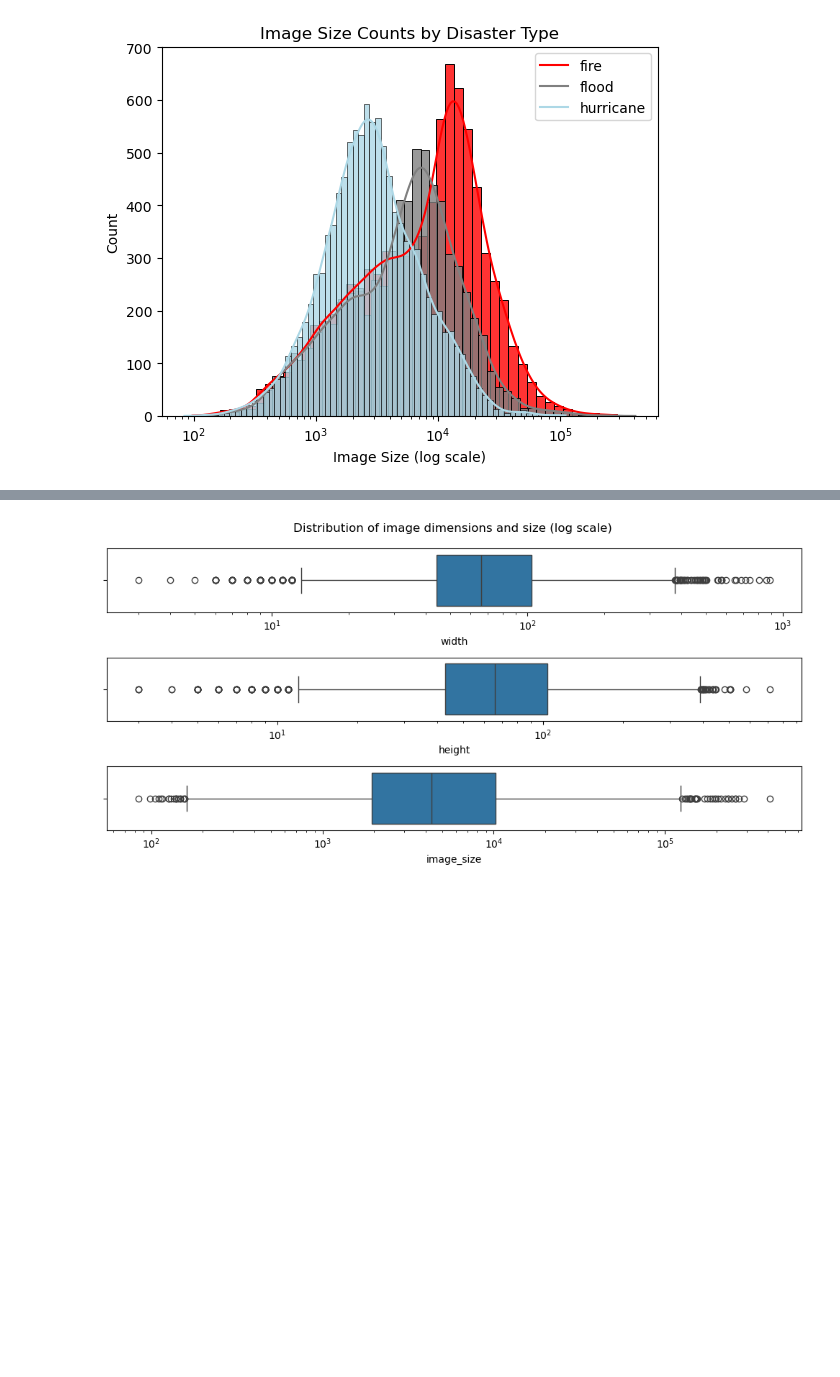
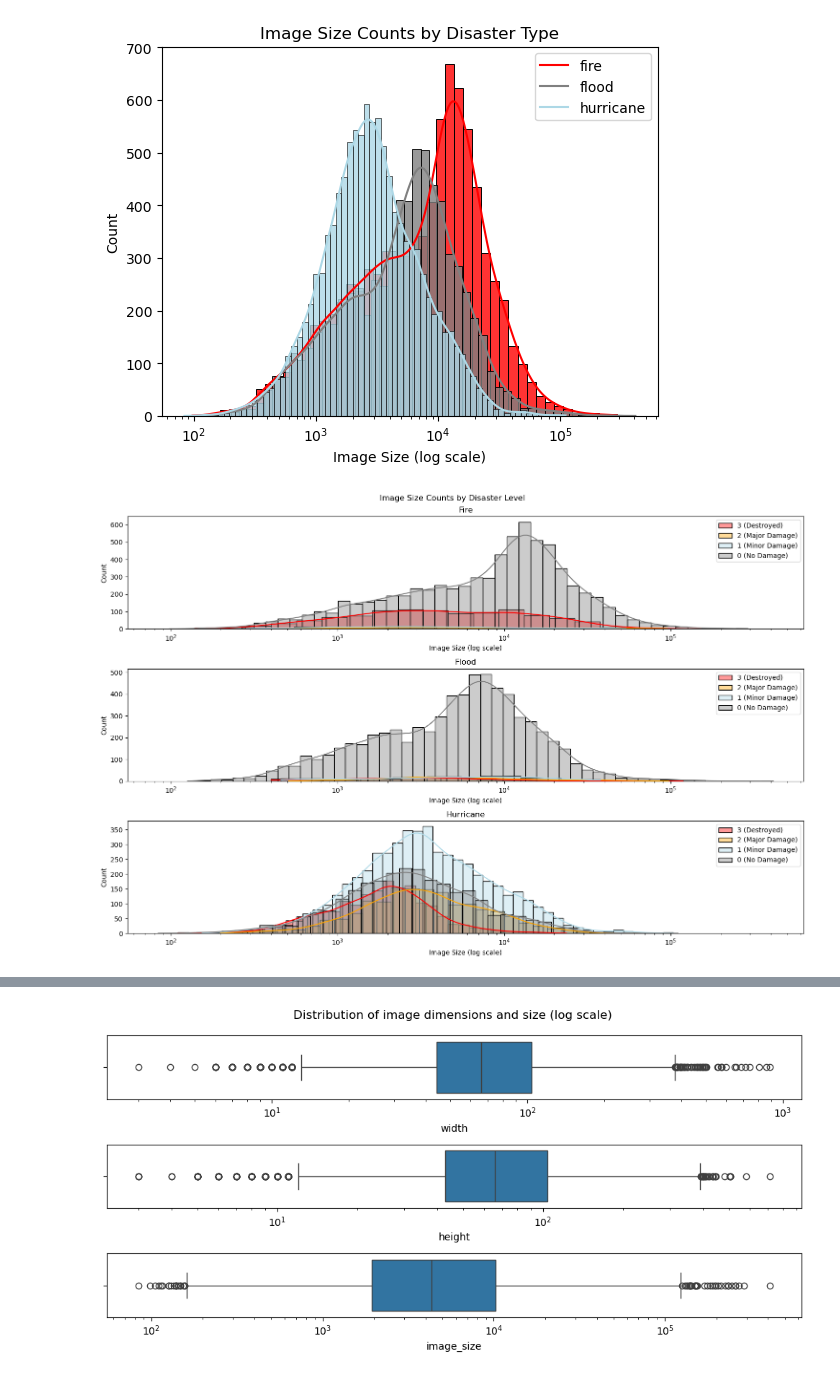
Before and after one commit to fractalclockwork/Data200, a Jupyter notebook: Source/Checkpoint_1_EDA.ipynb, the cells around one changed output, grey strips where cells are left out. Cells and saved outputs as stored; diff of their text form; code cells hidden in the pictures; blank space fills up the shorter version.

Commit message:
add image size per disaster level figure generation

```diff
--- a/Source/Checkpoint_1_EDA.ipynb
+++ b/Source/Checkpoint_1_EDA.ipynb
@@ -318,3 +318,38 @@ plt.title("Image Size Counts by Disaster Type");
 plt.savefig(f'{figure_path}/eda_image_size_hist.png', dpi=96)
 # %% [output]
 [figure]
+# %%
+plt.figure(figsize=(15, 10))
+ax1 = plt.subplot(3, 1, 1)
+alpha = 0.4
+sns.histplot(data=df[(df.disaster_type== 'fire') & (df.label== 3)], x='image_size', kde=True, stat="count", label='3 (Destroyed)', log_scale=True, color = 'red', alpha=alpha)
+sns.histplot(data=df[(df.disaster_type== 'fire') & (df.label== 2)], x='image_size', kde=True, stat="count", label='2 (Major Damage)', log_scale=True, color = 'orange', alpha=alpha)
+sns.histplot(data=df[(df.disaster_type== 'fire') & (df.label== 1)], x='image_size', kde=True, stat="count", label='1 (Minor Damage)', log_scale=True, color = 'lightblue', alpha=alpha)
+sns.histplot(data=df[(df.disaster_type== 'fire') & (df.label== 0)], x='image_size', kde=True, stat="count", label='0 (No Damage)', log_scale=True, color = 'grey', alpha=alpha)
+plt.legend()
+plt.xlabel("Image Size (log scale)");
+plt.title("Fire");
+
+plt.subplot(3, 1, 2, sharex=ax1)
+sns.histplot(data=df[(df.disaster_type== 'flood') & (df.label== 3)], x='image_size', kde=True, stat="count", label='3 (Destroyed)', log_scale=True, color = 'red', alpha=alpha)
+sns.histplot(data=df[(df.disaster_type== 'flood') & (df.label== 2)], x='image_size', kde=True, stat="count", label='2 (Major Damage)', log_scale=True, color = 'orange', alpha=alpha)
+sns.histplot(data=df[(df.disaster_type== 'flood') & (df.label== 1)], x='image_size', kde=True, stat="count", label='1 (Minor Damage)', log_scale=True, color = 'lightblue', alpha=alpha)
+sns.histplot(data=df[(df.disaster_type== 'flood') & (df.label== 0)], x='image_size', kde=True, stat="count", label='0 (No Damage)', log_scale=True, color = 'grey', alpha=alpha)
+plt.legend()
+plt.xlabel("Image Size (log scale)");
+plt.title("Flood");
+
+plt.subplot(3, 1, 3, sharex=ax1)
+sns.histplot(data=df[(df.disaster_type== 'hurricane') & (df.label== 3)], x='image_size', kde=True, stat="count", label='3 (Destroyed)', log_scale=True, color = 'red', alpha=alpha)
+sns.histplot(data=df[(df.disaster_type== 'hurricane') & (df.label== 2)], x='image_size', kde=True, stat="count", label='2 (Major Damage)', log_scale=True, color = 'orange', alpha=alpha)
+sns.histplot(data=df[(df.disaster_type== 'hurricane') & (df.label== 1)], x='image_size', kde=True, stat="count", label='1 (Minor Damage)', log_scale=True, color = 'lightblue', alpha=alpha)
+sns.histplot(data=df[(df.disaster_type== 'hurricane') & (df.label== 0)], x='image_size', kde=True, stat="count", label='0 (No Damage)', log_scale=True, color = 'grey', alpha=alpha)
+plt.legend()
+plt.xlabel("Image Size (log scale)");
+plt.title("Hurricane");
+
+plt.suptitle("Image Size Counts by Disaster Level")
+plt.tight_layout()
+plt.savefig(f'{figure_path}/eda_image_size_hist_bylevel.png', dpi=96)
+# %% [output]
+[figure, added]
```
Also changed, not shown: parts of 5 cells of this notebook, 2 other files.
